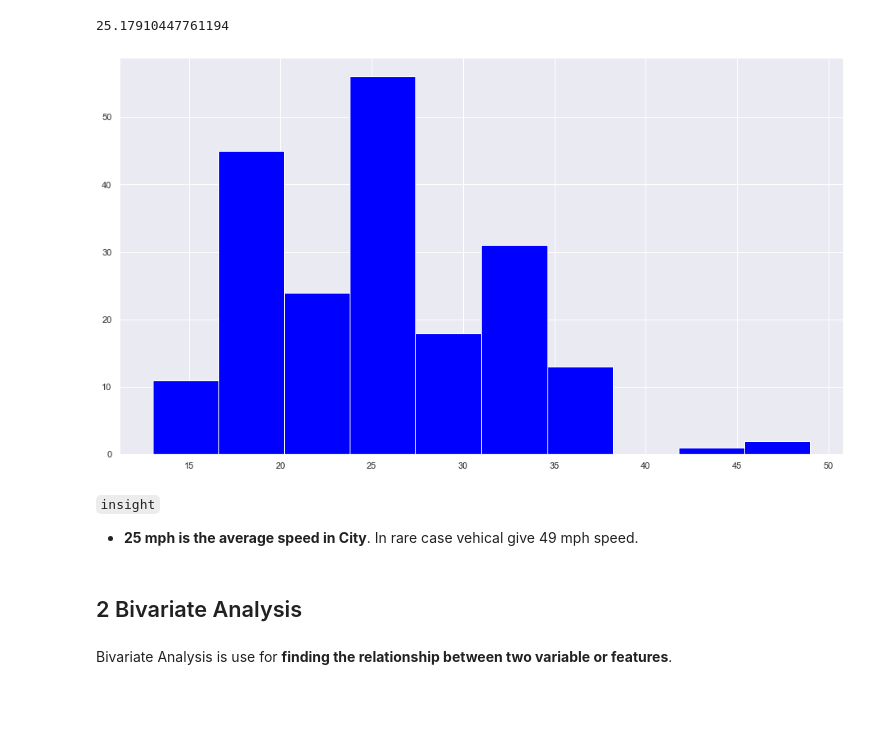
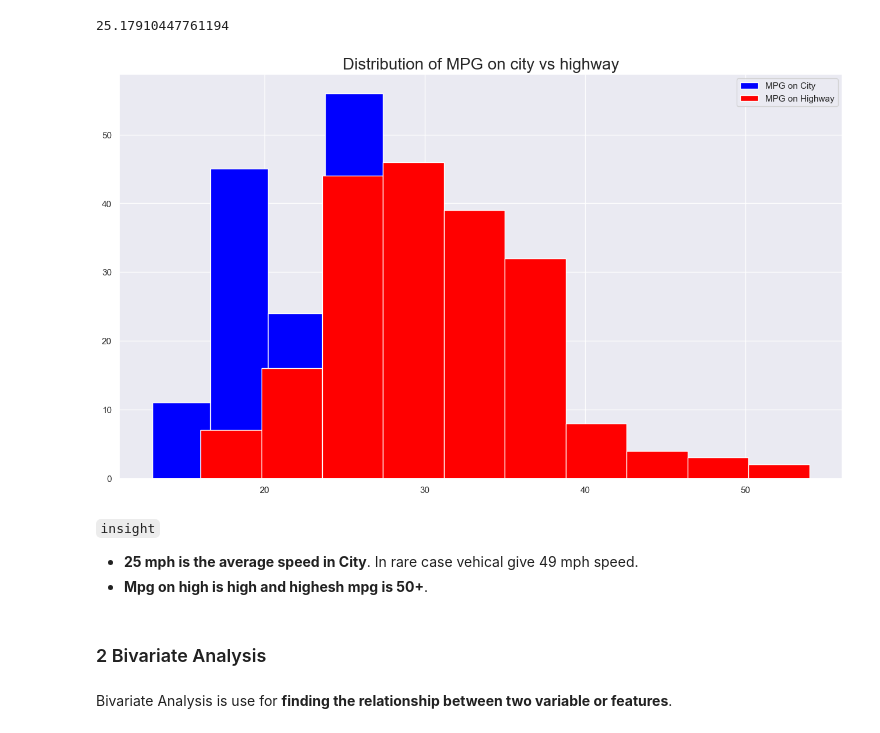
Before and after one commit to shivji-sj/Data-Analysis-Using-Python, a Jupyter notebook: Automobile Dataset Analysis/Automobile Dataset Analysis.ipynb, the cells around one changed output. Cells and saved outputs as stored; diff of their text form; code cells hidden in the pictures; blank space fills up the shorter version.

```diff
--- a/Automobile Dataset Analysis/Automobile Dataset Analysis.ipynb
+++ b/Automobile Dataset Analysis/Automobile Dataset Analysis.ipynb
@@ -256,15 +311,20 @@ df.city_mpg.mean()
 # %%
 plt.figure(figsize=(16, 9) )
 df.city_mpg.hist(color="blue")
+df.highway_mpg.hist(color="red")
+plt.title("Distribution of MPG on city vs highway", size=20)
+plt.legend(["MPG on City","MPG on Highway"])
+plt.savefig("Distribution of MPG on city vs highway.png")
 plt.show()
 # %% [output]
-[figure, old version]
+[figure, new version]
 # %% [markdown]
 `insight`
 
 - **25 mph is the average speed in City**. In rare case vehical give 49 mph speed.
+- **Mpg on high is high and highesh mpg is 50+**.
 # %% [markdown]
-## 2 Bivariate Analysis
+### 2 Bivariate Analysis
 # %% [markdown]
 Bivariate Analysis is use for **finding the relationship between two variable or features**.
 # %% [markdown]
```
Also changed, not shown: parts of 47 cells of this notebook, 22 other files.
